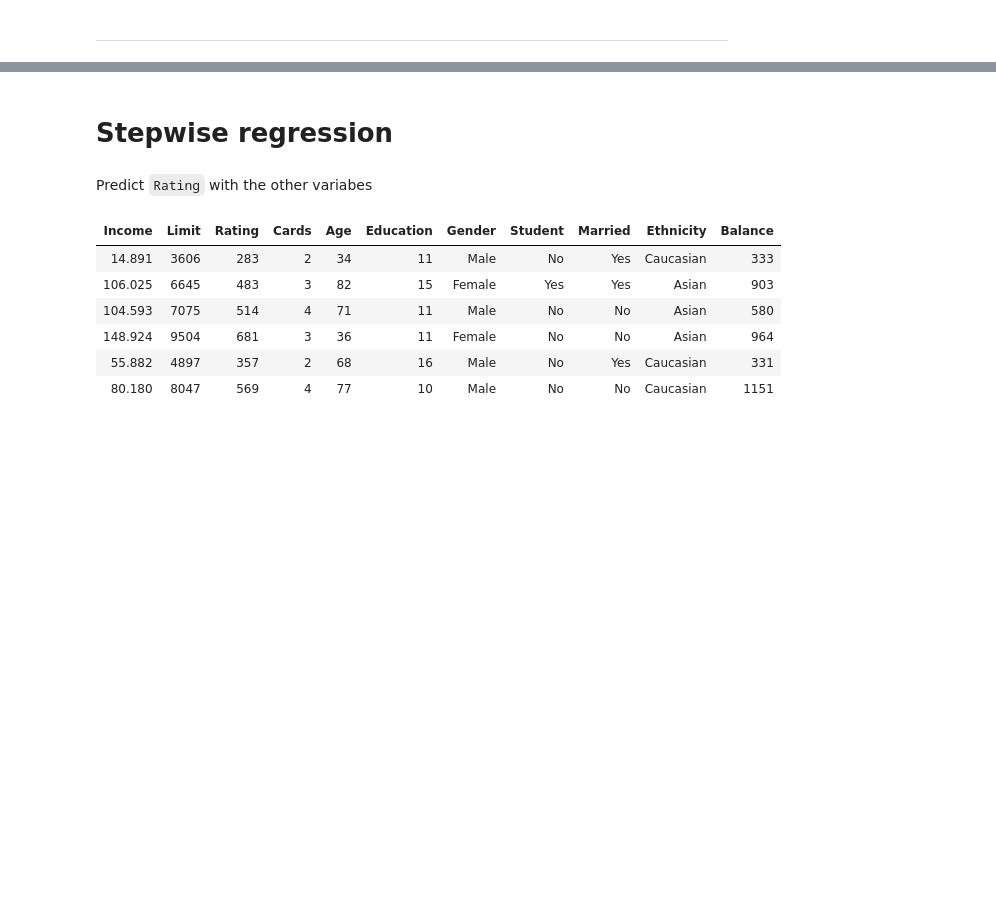
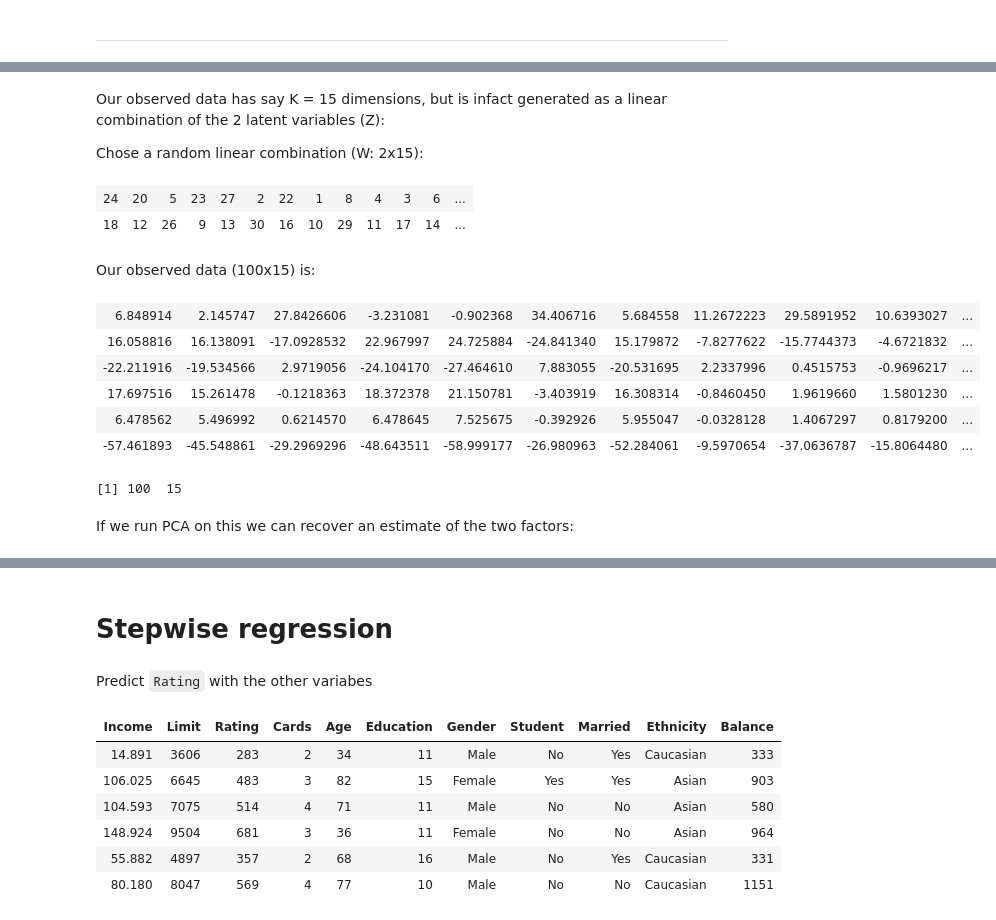
Before and after one commit to erikcs/TA, a Jupyter notebook: 4329_session3.ipynb, the cells around one changed output, grey strips where cells are left out. Cells and saved outputs as stored; diff of their text form; code cells hidden in the pictures; blank space fills up the shorter version.

```diff
--- a/4329_session3.ipynb
+++ b/4329_session3.ipynb
@@ -192,0 +205,5 @@ image(justin50, col = grey(seq(0, 1, length = 256)))
+# %%
+T = 100
+k = 2
+Z = matrix(rnorm(k * T), nrow = T, ncol = k)
+head(Z)
@@ -192,0 +217,12 @@ image(justin50, col = grey(seq(0, 1, length = 256)))
+# %% [markdown]
+Our observed data has say K = 15 dimensions, but is infact generated as a linear combination of the 2 latent variables (Z):
+
+Chose a random linear combination (W: 2x15):
+# %%
+W = matrix(sample.int(2 * 15), nrow = 2, ncol = 15)
+W
+# %% [output]
+| 24 | 20 | 5 | 23 | 27 | 2 | 22 | 1 | 8 | 4 | 3 | 6 | ... |
+| 18 | 12 | 26 | 9 | 13 | 30 | 16 | 10 | 29 | 11 | 17 | 14 | ... |
+# %% [markdown]
+Our observed data (100x15) is:
@@ -192,0 +231,15 @@ image(justin50, col = grey(seq(0, 1, length = 256)))
+# %%
+head(data)
+# %% [output]
+| 6.848914 | 2.145747 | 27.8426606 | -3.231081 | -0.902368 | 34.406716 | 5.684558 | 11.2672223 | 29.5891952 | 10.6393027 | ... |
+| 16.058816 | 16.138091 | -17.0928532 | 22.967997 | 24.725884 | -24.841340 | 15.179872 | -7.8277622 | -15.7744373 | -4.6721832 | ... |
+| -22.211916 | -19.534566 | 2.9719056 | -24.104170 | -27.464610 | 7.883055 | -20.531695 | 2.2337996 | 0.4515753 | -0.9696217 | ... |
+| 17.697516 | 15.261478 | -0.1218363 | 18.372378 | 21.150781 | -3.403919 | 16.308314 | -0.8460450 | 1.9619660 | 1.5801230 | ... |
+| 6.478562 | 5.496992 | 0.6214570 | 6.478645 | 7.525675 | -0.392926 | 5.955047 | -0.0328128 | 1.4067297 | 0.8179200 | ... |
+| -57.461893 | -45.548861 | -29.2969296 | -48.643511 | -58.999177 | -26.980963 | -52.284061 | -9.5970654 | -37.0636787 | -15.8064480 | ... |
+# %%
+dim(data)
+# %% [output]
+[1] 100  15
+# %% [markdown]
+If we run PCA on this we can recover an estimate of the two factors:
```
Also changed, not shown: parts of 19 cells of this notebook.
